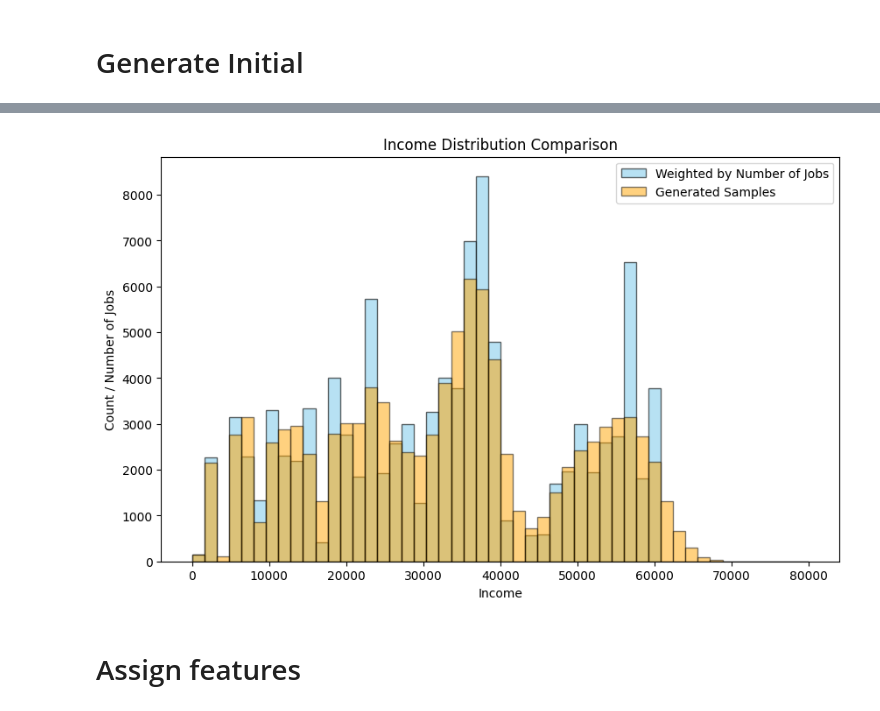
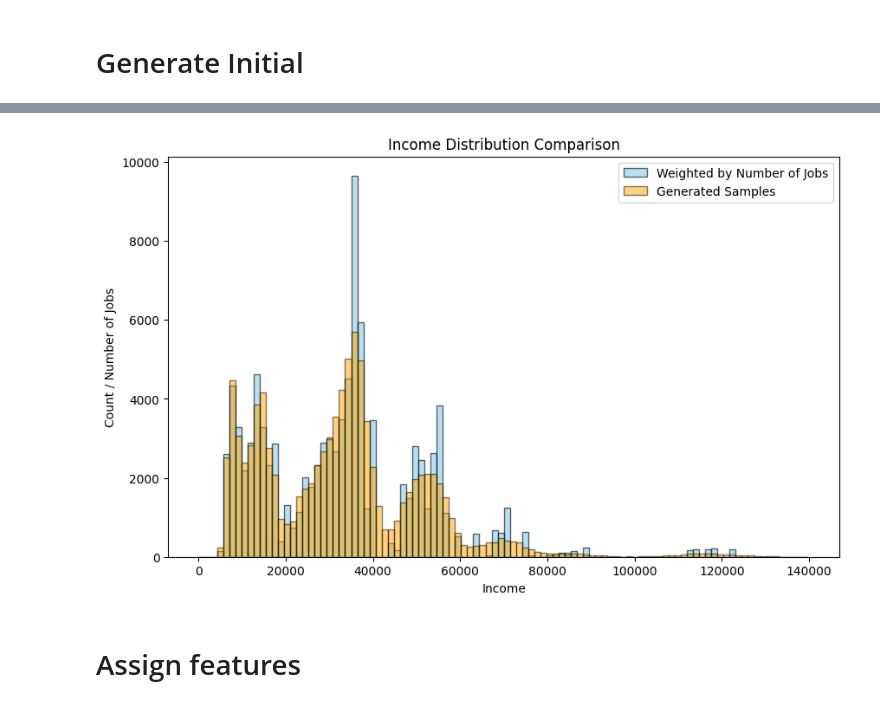
Before and after one commit to JOHNSON2746/DataScience_Project_Team_25, a Jupyter notebook: code/processor/generate_initial_data.ipynb, the cells around one changed output, grey strips where cells are left out. Cells and saved outputs as stored; diff of their text form; code cells hidden in the pictures.

Commit message:
Generate assuming independent features initial synthetic data
Use parameters:
fill per round 0.005
fill proportion 1

```diff
--- a/code/processor/generate_initial_data.ipynb
+++ b/code/processor/generate_initial_data.ipynb
@@ -23,7 +23,7 @@ def generate_initial_data(df, noise_percent=10):
     return pd.DataFrame(records)
 
 # 用法示例
-fpath = r"E:\git\DataScience_Project_Team_25\data\pre_transform\Age group_gender.csv"
+fpath = r"E:\git\DataScience_Project_Team_25\data\pre_transform\Industry_gender.csv"
 df = pd.read_csv(fpath).dropna(subset=['feature', 'number_of_jobs', 'median_income'])
 df = df[df['gender'].isin(['MALES', 'FEMALES'])].reset_index(drop=True)
 df['number_of_jobs'] = df['number_of_jobs'].round().astype(int)
@@ -52,17 +34,17 @@ new_df = generate_initial_data(df, noise_percent=5)
 # %%
 import matplotlib.pyplot as plt
 
-bins = np.linspace(0, 80000, 51)  # 50个等宽bin，范围0~80000
+bins = np.linspace(0, 140000, 101)  # 50个等宽bin，范围0~80000
 plt.figure(figsize=(10, 6))
 plt.hist(df['median_income'], bins=bins, weights=df['number_of_jobs'], color='skyblue', edgecolor='black', alpha=0.6, label='Weighted by Number of Jobs')
 plt.hist(new_df['median_income'], bins=bins, color='orange', edgecolor='black', alpha=0.5, label='Generated Samples')
 plt.xlabel('Income')
 plt.ylabel('Count / Number of Jobs')
 plt.title('Income Distribution Comparison')
 plt.legend()
 plt.show()
 # %% [output]
-[figure, old version]
+[figure, new version]
 # %% [markdown]
 # Assign features
 # %%
```
Also changed, not shown: parts of 5 cells of this notebook, 1 other file.
